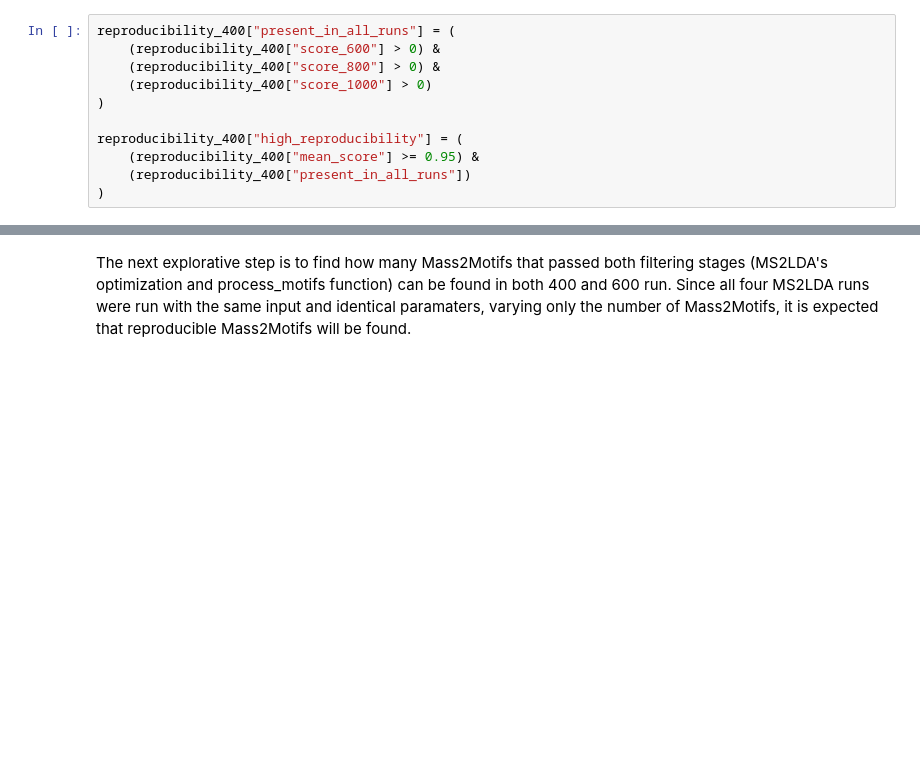
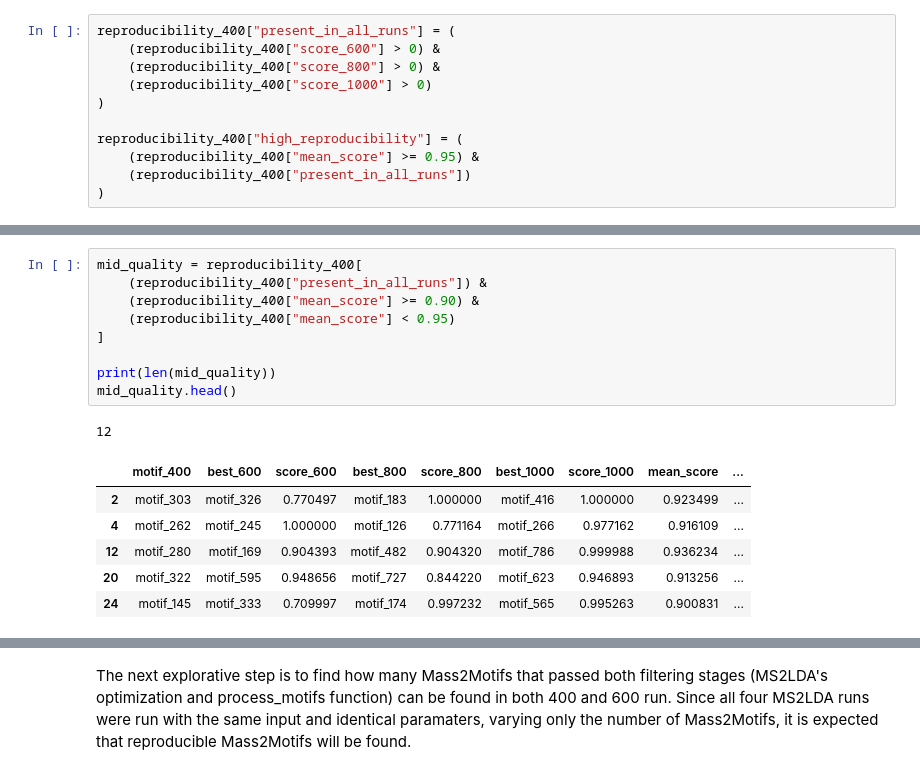
Before and after one commit to ioanniskontogiannis/mass2motif-prioritization-ml, a Jupyter notebook: scripts/motif_curation/processed_reproducible_motifs.ipynb, the cells around one changed output, grey strips where cells are left out. Drawn from its saved outputs; the diff is of its cells as text; blank space fills up the shorter version.

```diff
--- a/scripts/motif_curation/processed_reproducible_motifs.ipynb
+++ b/scripts/motif_curation/processed_reproducible_motifs.ipynb
@@ -155,0 +156,17 @@ Motif-groups present in all runs with mean_score ≥ 0.95: 51
+# %%
+mid_quality = reproducibility_400[
+    (reproducibility_400["present_in_all_runs"]) &
+    (reproducibility_400["mean_score"] >= 0.90) &
+    (reproducibility_400["mean_score"] < 0.95)
+]
+
+print(len(mid_quality))
+mid_quality.head()
+# %% [output]
+12
+|  | motif_400 | best_600 | score_600 | best_800 | score_800 | best_1000 | score_1000 | mean_score | ... |
+| 2 | motif_303 | motif_326 | 0.770497 | motif_183 | 1.000000 | motif_416 | 1.000000 | 0.923499 | ... |
+| 4 | motif_262 | motif_245 | 1.000000 | motif_126 | 0.771164 | motif_266 | 0.977162 | 0.916109 | ... |
+| 12 | motif_280 | motif_169 | 0.904393 | motif_482 | 0.904320 | motif_786 | 0.999988 | 0.936234 | ... |
+| 20 | motif_322 | motif_595 | 0.948656 | motif_727 | 0.844220 | motif_623 | 0.946893 | 0.913256 | ... |
+| 24 | motif_145 | motif_333 | 0.709997 | motif_174 | 0.997232 | motif_565 | 0.995263 | 0.900831 | ... |
```
Also changed, not shown: parts of 8 cells of this notebook, 2 other files.
